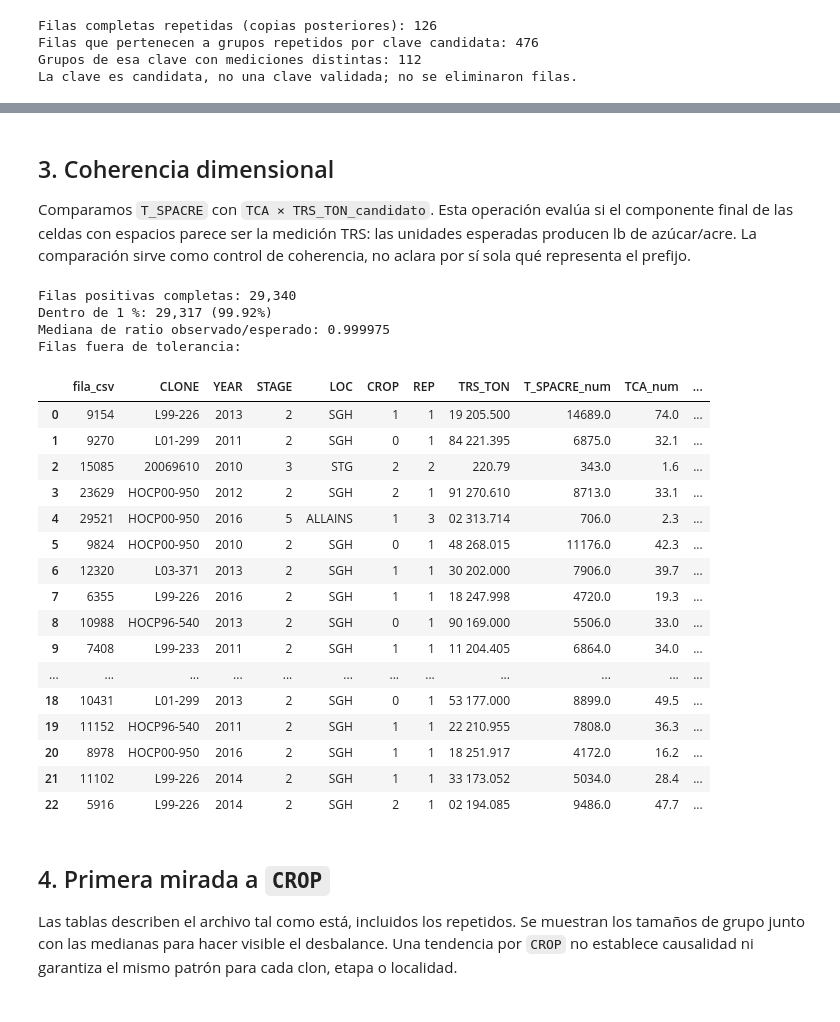
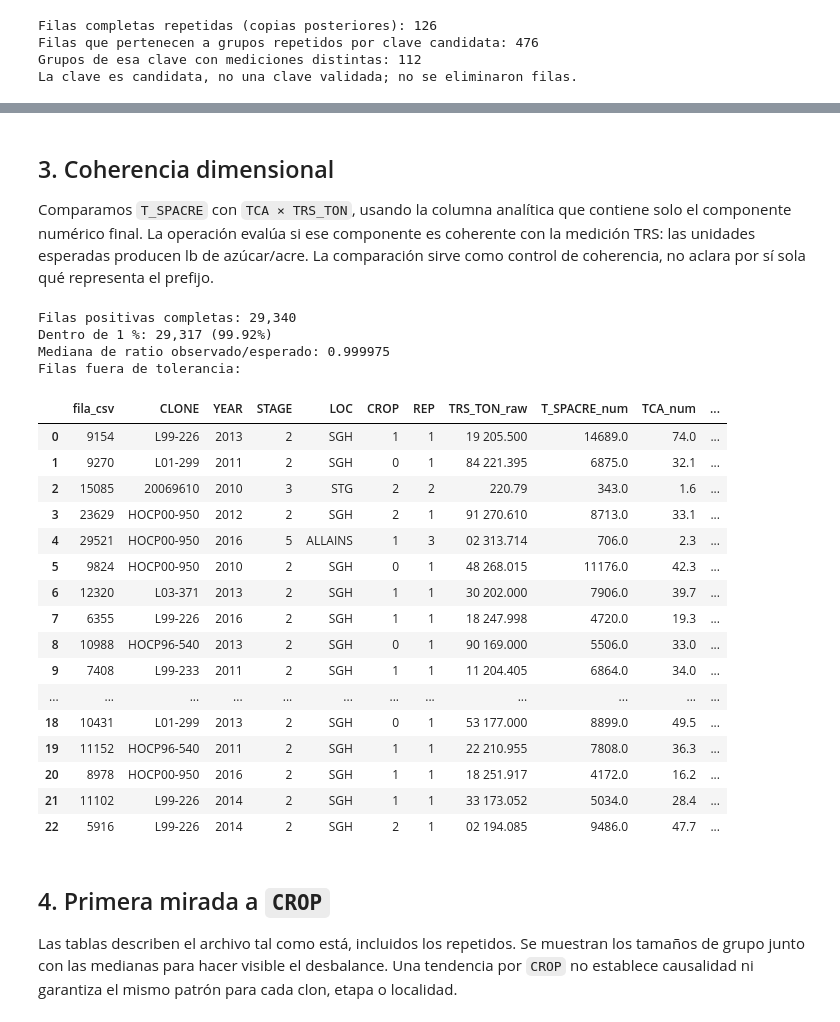
Before and after one commit to MoraVevo/prueba-tecnica-cientifico-datos-santa-ana, a Jupyter notebook: notebooks/02_perfil_eda_inicial_serie1.ipynb, the cells around one changed output, grey strips where cells are left out. Drawn from its saved outputs; the diff is of its cells as text; code cells hidden in the pictures.

```diff
--- a/notebooks/02_perfil_eda_inicial_serie1.ipynb
+++ b/notebooks/02_perfil_eda_inicial_serie1.ipynb
@@ -82,17 +82,18 @@ En la fuente aparecen dos patrones: un número simple y dos números separados p
 trs_raw = raw['TRS_TON'].str.strip().replace({'': pd.NA, '.': pd.NA})
 trs_parts = trs_raw.str.extract(r'^(?:(?P<prefijo>\d+)\s+)?(?P<componente_final>\d+(?:\.\d+)?)$')
 profile = raw.copy()
-profile['TRS_TON_prefijo_sin_interpretar'] = pd.to_numeric(trs_parts['prefijo'], errors='coerce')
-profile['TRS_TON_candidato'] = pd.to_numeric(trs_parts['componente_final'], errors='coerce')
+profile['TRS_TON_raw'] = raw['TRS_TON']
+profile['TRS_TON_prefijo_sin_interpretar'] = trs_parts['prefijo'].astype('string')
+profile['TRS_TON'] = pd.to_numeric(trs_parts['componente_final'], errors='coerce')
 profile['TRS_TON_formato'] = np.select(
-    [profile['TRS_TON_prefijo_sin_interpretar'].notna(), profile['TRS_TON_candidato'].notna()],
+    [profile['TRS_TON_prefijo_sin_interpretar'].notna(), profile['TRS_TON'].notna()],
     ['dos_componentes', 'numero_simple'], default='vacio_o_formato_no_reconocido'
 )
 print(profile['TRS_TON_formato'].value_counts(dropna=False).to_string())
-print('Resumen del prefijo sin interpretar:')
-display(profile.loc[profile['TRS_TON_prefijo_sin_interpretar'].notna(), 'TRS_TON_prefijo_sin_interpretar'].describe().to_frame())
+print('Prefijos de texto sin interpretar:')
+display(profile.loc[profile['TRS_TON_prefijo_sin_interpretar'].notna(), 'TRS_TON_prefijo_sin_interpretar'].value_counts().sort_index().to_frame('filas'))
 print('Muestras del formato de dos componentes:')
-display(profile.loc[profile['TRS_TON_formato'].eq('dos_componentes'), key + ['TRS_TON']].head(10))
+display(profile.loc[profile['TRS_TON_formato'].eq('dos_componentes'), key + ['TRS_TON_raw', 'TRS_TON_prefijo_sin_interpretar', 'TRS_TON']].head(10))
 # %% [output]
 TRS_TON_formato
 numero_simple                    18953
@@ -123,29 +129,29 @@ Muestras del formato de dos componentes:
 # %% [markdown]
 ## 3. Coherencia dimensional
 
-Comparamos `T_SPACRE` con `TCA × TRS_TON_candidato`. Esta operación evalúa si el componente final de las celdas con espacios parece ser la medición TRS: las unidades esperadas producen lb de azúcar/acre. La comparación sirve como control de coherencia, no aclara por sí sola qué representa el prefijo.
+Comparamos `T_SPACRE` con `TCA × TRS_TON`, usando la columna analítica que contiene solo el componente numérico final. La operación evalúa si ese componente es coherente con la medición TRS: las unidades esperadas producen lb de azúcar/acre. La comparación sirve como control de coherencia, no aclara por sí sola qué representa el prefijo.
 # %%
 for col in ['T_SPACRE', 'TCA']:
     profile[f'{col}_num'] = pd.to_numeric(profile[col].replace({'': pd.NA, '.': pd.NA}), errors='coerce')
 valid = (
     profile['T_SPACRE_num'].gt(0)
     & profile['TCA_num'].gt(0)
-    & profile['TRS_TON_candidato'].gt(0)
+    & profile['TRS_TON'].gt(0)
 )
-check = profile.loc[valid, key + ['TRS_TON', 'T_SPACRE_num', 'TCA_num', 'TRS_TON_candidato']].copy()
-check['ratio_observado_esperado'] = check['T_SPACRE_num'] / (check['TCA_num'] * check['TRS_TON_candidato'])
+check = profile.loc[valid, key + ['TRS_TON_raw', 'T_SPACRE_num', 'TCA_num', 'TRS_TON']].copy()
+check['ratio_observado_esperado'] = check['T_SPACRE_num'] / (check['TCA_num'] * check['TRS_TON'])
 check['dentro_1_por_ciento'] = check['ratio_observado_esperado'].sub(1).abs().le(0.01)
 print(f'Filas positivas completas: {len(check):,}')
 print(f'Dentro de 1 %: {check["dentro_1_por_ciento"].sum():,} ({check["dentro_1_por_ciento"].mean():.2%})')
 print(f'Mediana de ratio observado/esperado: {check["ratio_observado_esperado"].median():.6f}')
 print('Filas fuera de tolerancia:')
 display(check.loc[~check['dentro_1_por_ciento']].sort_values('ratio_observado_esperado').reset_index(names='fila_csv').head(30))
 # %% [output]
 Filas positivas completas: 29,340
 Dentro de 1 %: 29,317 (99.92%)
 Mediana de ratio observado/esperado: 0.999975
 Filas fuera de tolerancia:
-|  | fila_csv | CLONE | YEAR | STAGE | LOC | CROP | REP | TRS_TON | T_SPACRE_num | TCA_num | ... |
+|  | fila_csv | CLONE | YEAR | STAGE | LOC | CROP | REP | TRS_TON_raw | T_SPACRE_num | TCA_num | ... |
 | 0 | 9154 | L99-226 | 2013 | 2 | SGH | 1 | 1 | 19 205.500 | 14689.0 | 74.0 | ... |
 | 1 | 9270 | L01-299 | 2011 | 2 | SGH | 0 | 1 | 84 221.395 | 6875.0 | 32.1 | ... |
 | 2 | 15085 | 20069610 | 2010 | 3 | STG | 2 | 2 | 220.79 | 343.0 | 1.6 | ... |
```
Also changed, not shown: parts of 5 cells of this notebook, 8 other files.
